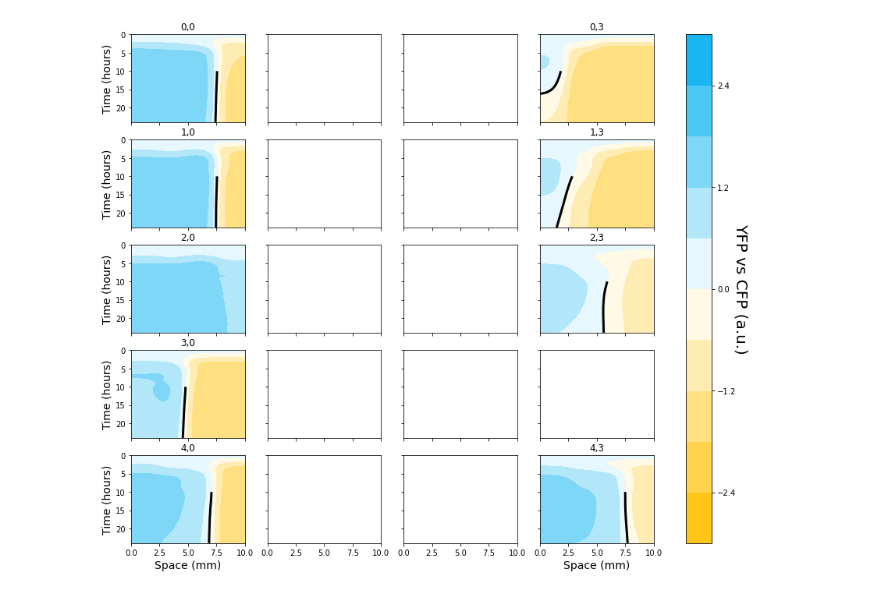
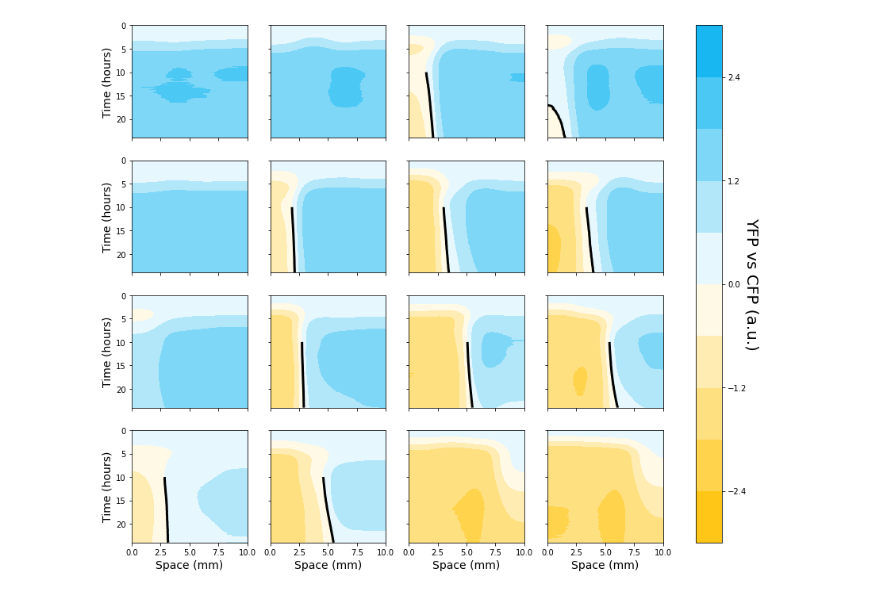
Before and after one commit to gszep/double-exclusive-reporter, a Jupyter notebook: data/microscopy/bulk-processing.ipynb, the cells around one changed output. Saved outputs shown, nothing was run; the diff lists cells and outputs as text; code cells hidden in the pictures.

```diff
--- a/data/microscopy/bulk-processing.ipynb
+++ b/data/microscopy/bulk-processing.ipynb
@@ -79,20 +70,0 @@ cfp,yfp,rfp = 0,1,2
-# %%
-gridmask = hyperstack[-1,:,:,rfp] > mean(hyperstack[-1,:,:,rfp])
-gridmask = binary_closing(binary_opening(gridmask,structure=ones((10,10))),structure=ones((20,20)))
-
-region_boxes =  array([ region.bbox for region in regionprops(label(clear_border(gridmask))) if region.area < 1e5 ])
-region_centre = array([ [(box[0]+box[2])/2,(box[1]+box[3])/2] for box in region_boxes  ])
-
-region_index =  array([ [int(5*y/height)  ,int(4*x/width)   ] for y,x in region_centre ])
-regions = list(zip(region_index,region_boxes))
-
-fig = figure(figsize=(12,12))
-imshow(hyperstack[-1,:,:,yfp],cmap='yellow')
-imshow(hyperstack[-1,:,:,cfp],cmap='cyan')
-
-
-for (i,j),(miny, minx, maxy, maxx) in regions:
-    text(minx,miny,  '{},{}'.format(i,j))
-
-    rectangle = Rectangle((minx,miny), maxx-minx, maxy-miny)
-    fig.axes[0].add_collection(PatchCollection([rectangle],facecolor='',edgecolor='red'))
@@ -107,27 +71,28 @@ xscale('log')
 # %%
-fig, axs = subplots(5,4,figsize=(15,12),sharex=True,sharey=True)
+n_grid = 4
+fig, axs = subplots(n_grid,n_grid,figsize=(15,12),sharex=True,sharey=True)
 axs[0,0].invert_yaxis()
 
-for (i,j),(miny, minx, maxy, maxx) in regions:
+for i,j in product(range(n_grid),range(n_grid)):
 
-    hyperstack_region = hyperstack[:,miny:maxy,minx:maxx,:]
+    hyperstack_region = io.imread('./20200108/{}-{}.tif'.format(i,j))
     xx,tt,predictions,yfp_steady_state,cfp_steady_state = fit( hyperstack_region.astype(float) )
 
-    axs[i,j].set_title('{},{}'.format(i,j))
     cs = axs[i,j].contourf(10*xx,tt,arcsinh(predictions[...,1]-predictions[...,0]),
                            levels=linspace(-3,3,11), cmap='cyanyellow',vmin=-3,vmax=3)
 
     difference = predictions[...,0].T-predictions[...,1].T
     difference[(tt<10).T] = NaN
     axs[i,j].contour(10*xx.T,tt.T,difference,levels=[0],colors=['black'],linewidths=[3])
 
     axs[i,j].set_xlabel('Space (mm)',fontsize=14)
     axs[i,j].set_ylabel('Time (hours)',fontsize=14)
 
 for ax in axs.flat:
     ax.label_outer()
 
 cbar = fig.colorbar(cs, ax=axs.ravel().tolist())
 cbar.set_label('YFP vs CFP (a.u.)', rotation=270, fontsize=20,labelpad=15)
+savefig('../../output/kymograph.pdf')
 # %% [output]
-[figure, old version]
+[figure, new version]
```
Also changed, not shown: parts of 9 cells of this notebook, 43 other files.
